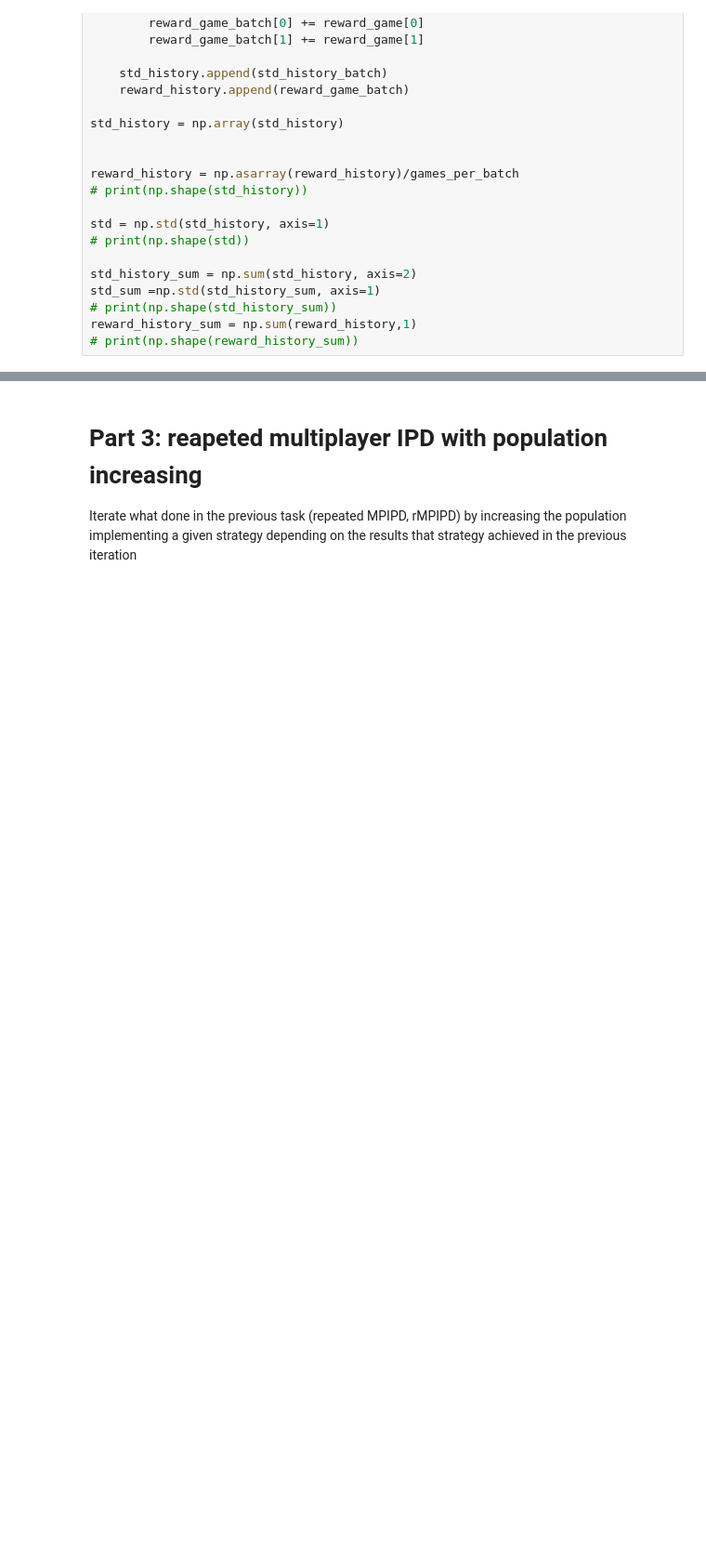
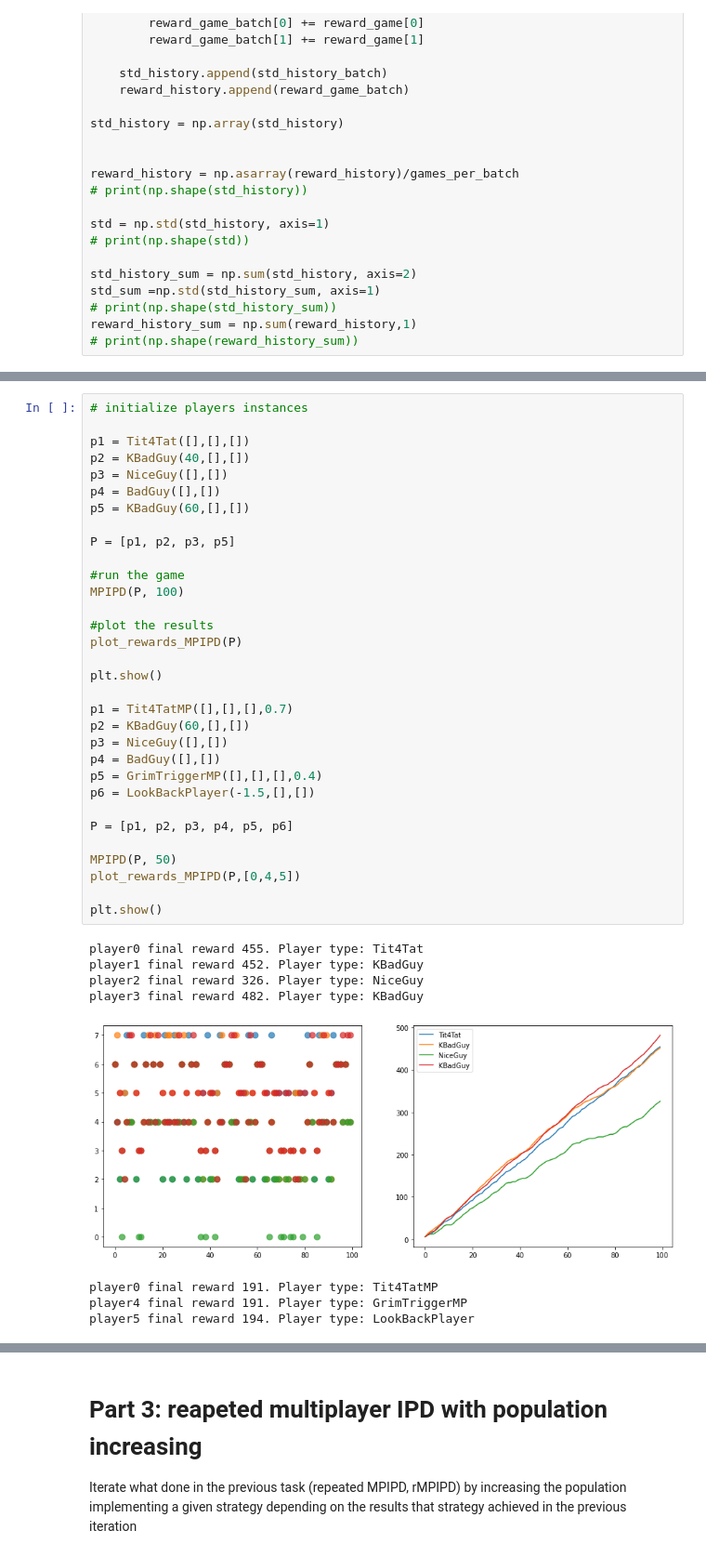
Before and after one commit to donaldssh/Iterative-Prisoners-Dilemma, a Jupyter notebook: Project.ipynb, the cells around one changed output, grey strips where cells are left out. Shown at 93% size. Saved outputs shown, nothing was run; the diff lists cells and outputs as text; blank space fills up the shorter version.

```diff
--- a/Project.ipynb
+++ b/Project.ipynb
@@ -879,0 +978,41 @@ Implement a multiple players IPD (MPIPD) where several strategies play against e
+# %%
+# initialize players instances
+
+p1 = Tit4Tat([],[],[])
+p2 = KBadGuy(40,[],[])
+p3 = NiceGuy([],[])
+p4 = BadGuy([],[])
+p5 = KBadGuy(60,[],[])
+
+P = [p1, p2, p3, p5]
+
+#run the game
+MPIPD(P, 100)
+
+#plot the results
+plot_rewards_MPIPD(P)
+
+plt.show()
+
+p1 = Tit4TatMP([],[],[],0.7)
+p2 = KBadGuy(60,[],[])
+p3 = NiceGuy([],[])
+p4 = BadGuy([],[])
+p5 = GrimTriggerMP([],[],[],0.4)
+p6 = LookBackPlayer(-1.5,[],[])
+
+P = [p1, p2, p3, p4, p5, p6]
+
+MPIPD(P, 50)
+plot_rewards_MPIPD(P,[0,4,5])
+
+plt.show()
+# %% [output]
+player0 final reward 455. Player type: Tit4Tat
+player1 final reward 452. Player type: KBadGuy
+player2 final reward 326. Player type: NiceGuy
+player3 final reward 482. Player type: KBadGuy
+[figure, added]
+player0 final reward 191. Player type: Tit4TatMP
+player4 final reward 191. Player type: GrimTriggerMP
+player5 final reward 194. Player type: LookBackPlayer
```
Also changed, not shown: parts of 12 cells of this notebook.
